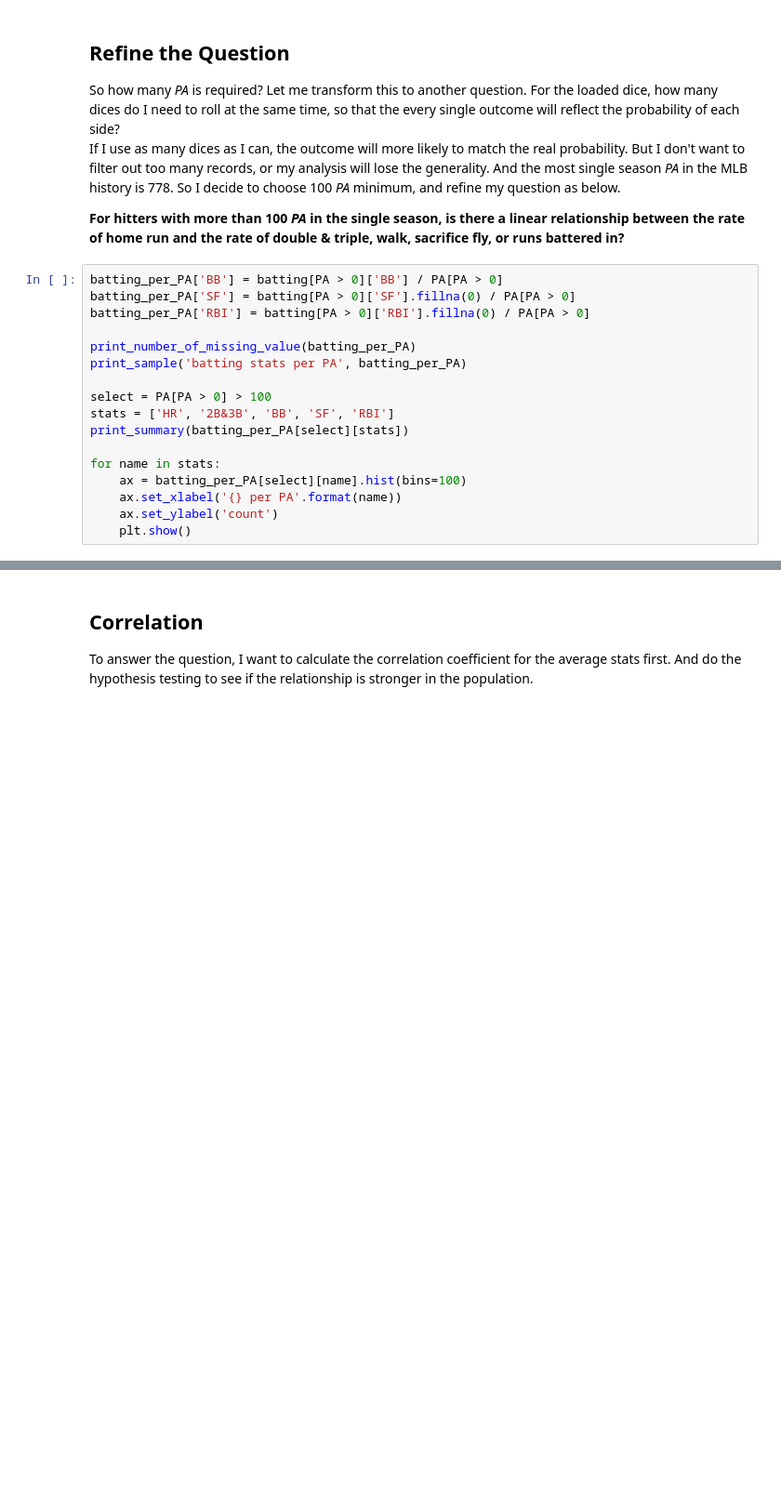
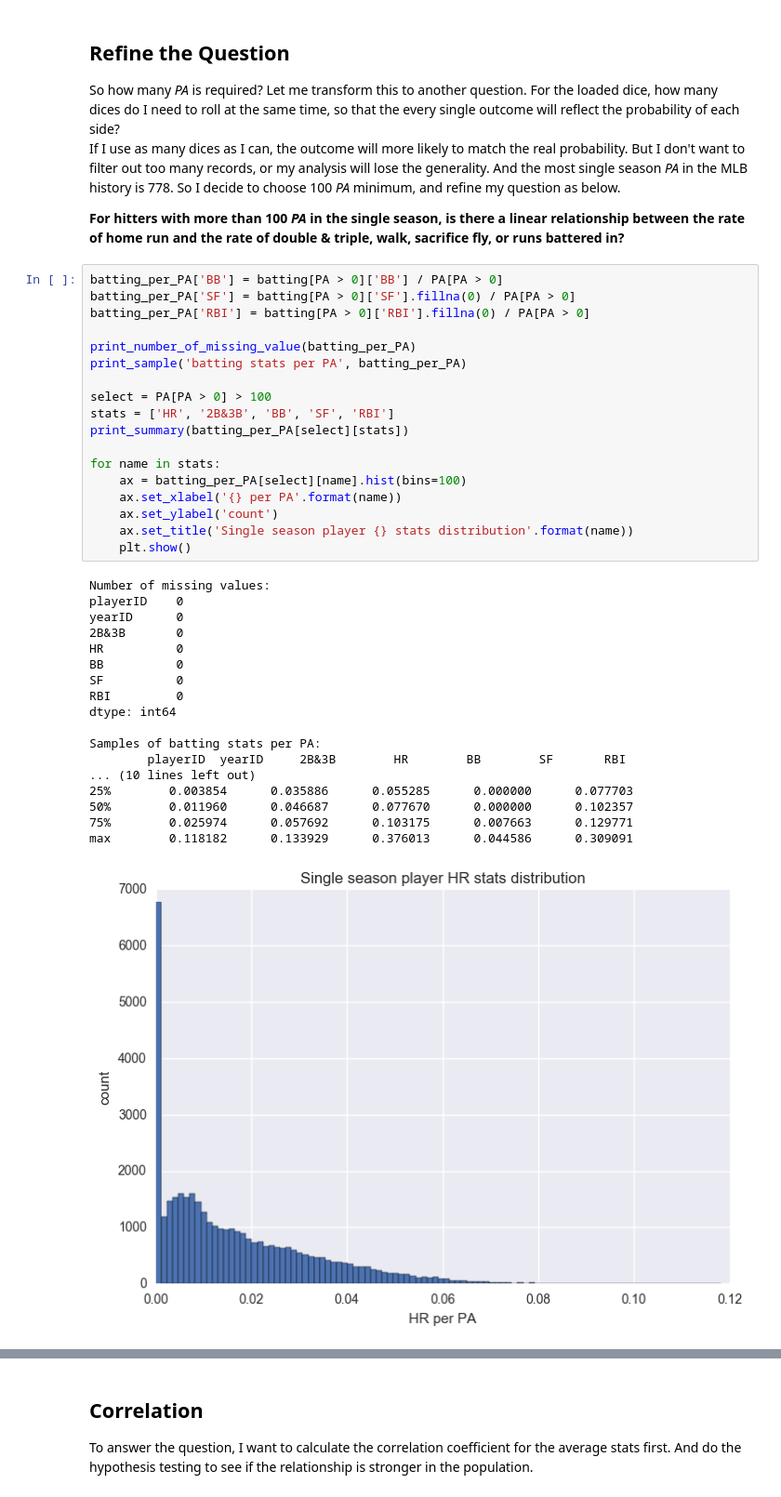
Before and after one commit to ffrddrll/udacity-nd002, a Jupyter notebook: P2/investigate_a_dataset.ipynb, the cells around one changed output, grey strips where cells are left out. Shown at 93% size. Drawn from its saved outputs; the diff is of its cells as text; blank space fills up the shorter version.

```diff
--- a/P2/investigate_a_dataset.ipynb
+++ b/P2/investigate_a_dataset.ipynb
@@ -166,17 +254,37 @@ So I decide to choose 100 *PA* minimum, and refine my question as below.
 # %%
 batting_per_PA['BB'] = batting[PA > 0]['BB'] / PA[PA > 0]
 batting_per_PA['SF'] = batting[PA > 0]['SF'].fillna(0) / PA[PA > 0]
 batting_per_PA['RBI'] = batting[PA > 0]['RBI'].fillna(0) / PA[PA > 0]
 
 print_number_of_missing_value(batting_per_PA)
 print_sample('batting stats per PA', batting_per_PA)
 
 select = PA[PA > 0] > 100
 stats = ['HR', '2B&3B', 'BB', 'SF', 'RBI']
 print_summary(batting_per_PA[select][stats])
 
 for name in stats:
     ax = batting_per_PA[select][name].hist(bins=100)
     ax.set_xlabel('{} per PA'.format(name))
     ax.set_ylabel('count')
+    ax.set_title('Single season player {} stats distribution'.format(name))
     plt.show()
+# %% [output]
+Number of missing values:
+playerID    0
+yearID      0
+2B&3B       0
+HR          0
+BB          0
+SF          0
+RBI         0
+dtype: int64
+
+Samples of batting stats per PA:
+        playerID  yearID     2B&3B        HR        BB        SF       RBI
+... (10 lines left out)
+25%        0.003854      0.035886      0.055285      0.000000      0.077703
+50%        0.011960      0.046687      0.077670      0.000000      0.102357
+75%        0.025974      0.057692      0.103175      0.007663      0.129771
+max        0.118182      0.133929      0.376013      0.044586      0.309091
+[figure, added]
```
Also changed, not shown: parts of 14 cells of this notebook, 1 other file.
